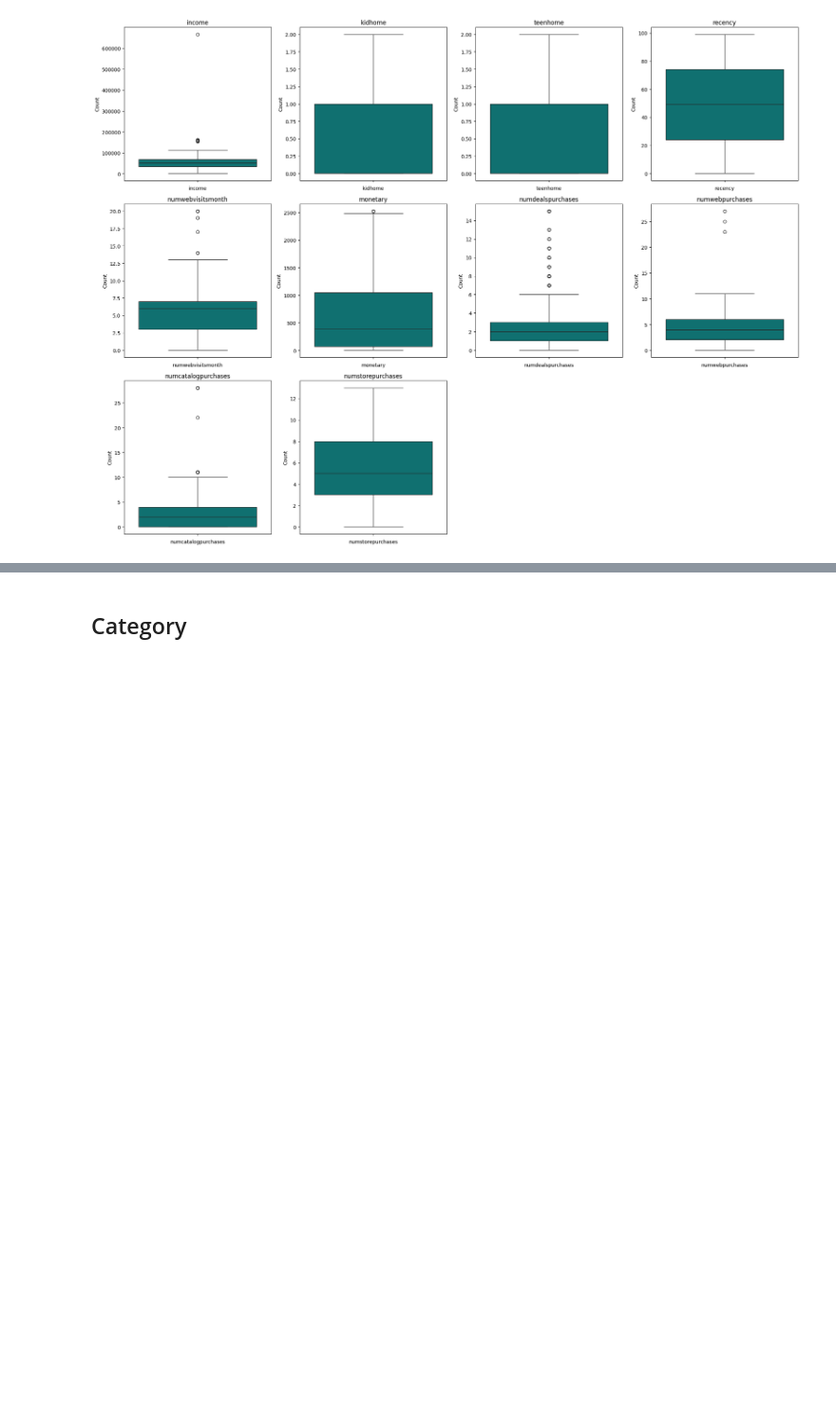
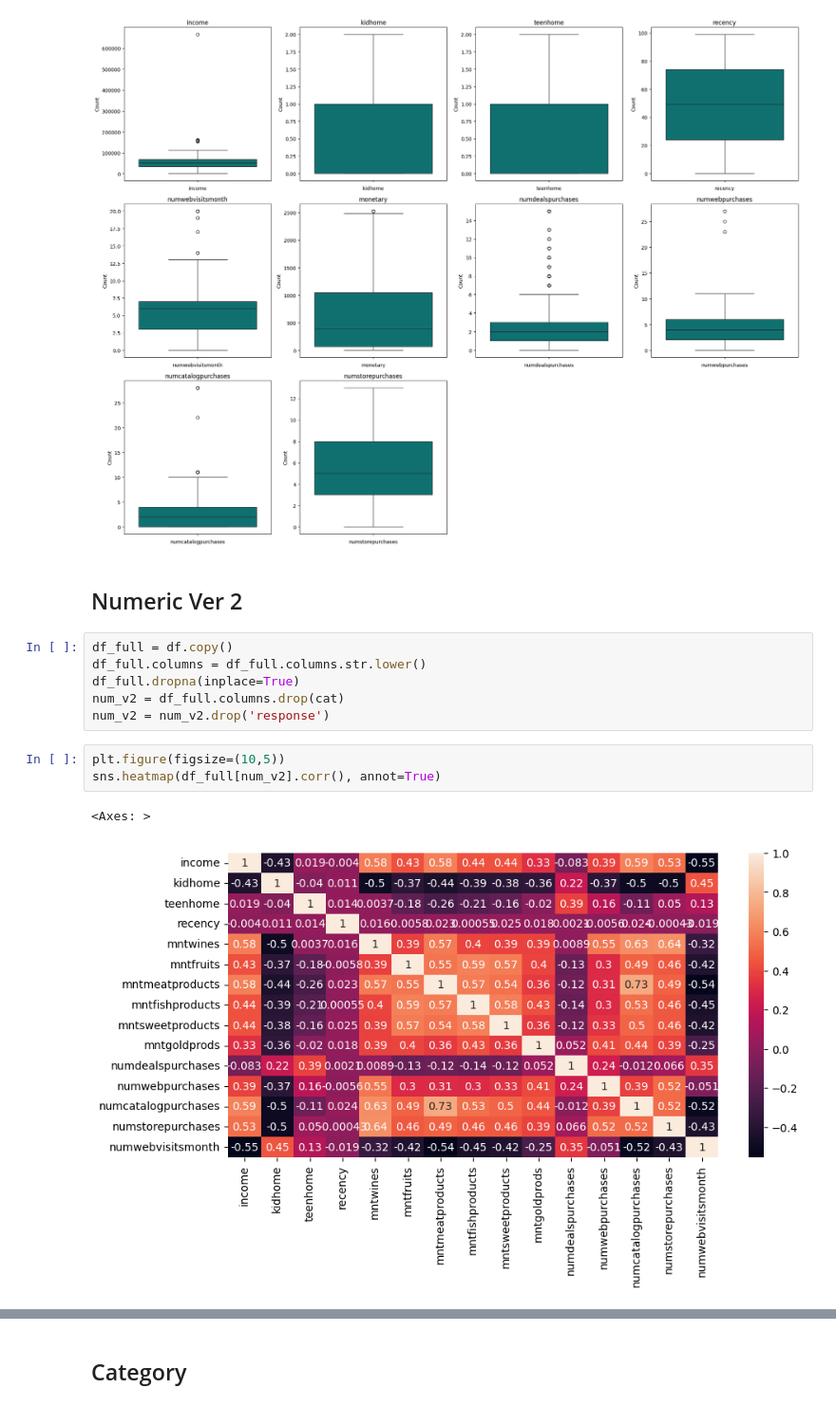
Before and after one commit to widyadaridhyp/customer_personality, a Jupyter notebook: notebooks/research.ipynb, the cells around one changed output, grey strips where cells are left out. Shown at 95% size. Drawn from its saved outputs; the diff is of its cells as text; blank space fills up the shorter version.

```diff
--- a/notebooks/research.ipynb
+++ b/notebooks/research.ipynb
@@ -308,3 +308,17 @@ plt.tight_layout()
 plt.show()
 # %% [output]
 [figure]
+# %% [markdown]
+## Numeric Ver 2
+# %%
+df_full = df.copy()
+df_full.columns = df_full.columns.str.lower()
+df_full.dropna(inplace=True)
+num_v2 = df_full.columns.drop(cat)
+num_v2 = num_v2.drop('response')
+# %%
+plt.figure(figsize=(10,5))
+sns.heatmap(df_full[num_v2].corr(), annot=True)
+# %% [output]
+<Axes: >
+[figure, added]
```
Also changed, not shown: parts of 26 cells of this notebook.
